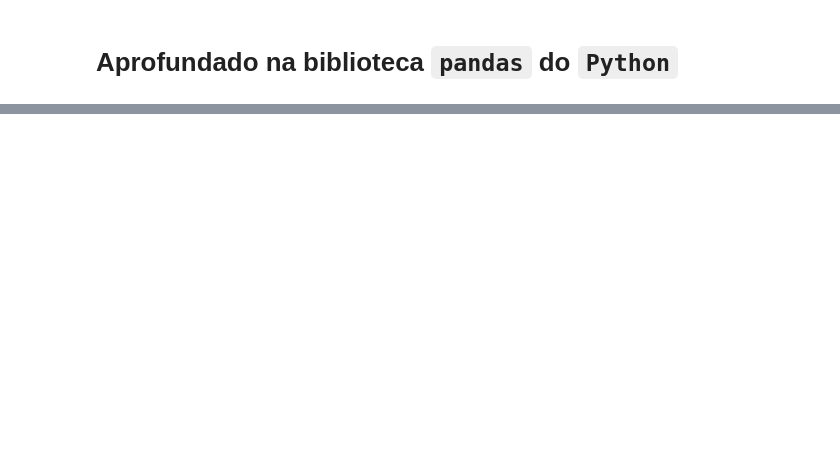
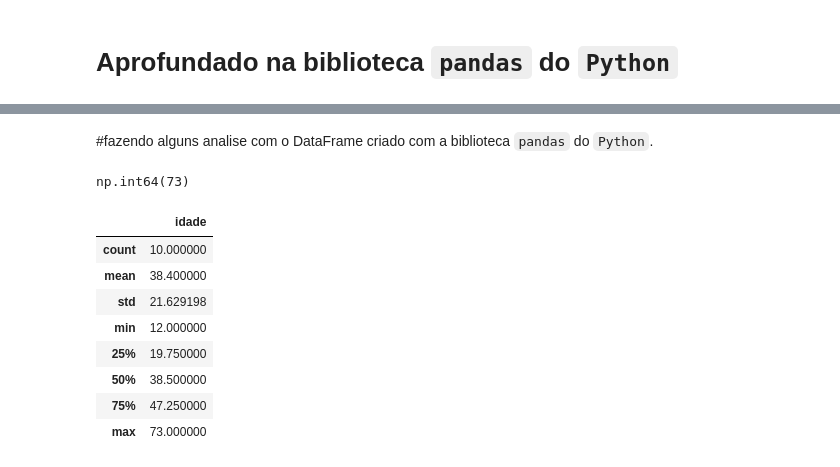
Before and after one commit to ribeirolucas962/estudo-git, a Jupyter notebook: datasets/Biblioteca_Pandas.ipynb, the cells around one changed output, grey strips where cells are left out. Drawn from its saved outputs; the diff is of its cells as text; code cells hidden in the pictures; blank space fills up the shorter version.

```diff
--- a/datasets/Biblioteca_Pandas.ipynb
+++ b/datasets/Biblioteca_Pandas.ipynb
@@ -68,0 +106,19 @@ df
+# %% [markdown]
+#fazendo alguns analise com o DataFrame criado com a biblioteca `pandas` do `Python`.
+# %%
+df["idade"].max()
+# %% [output]
+np.int64(73)
+# %%
+# Estatisticas descritivas
+df.describe()
+# %% [output]
+|  | idade |
+| count | 10.000000 |
+| mean | 38.400000 |
+| std | 21.629198 |
+| min | 12.000000 |
+| 25% | 19.750000 |
+| 50% | 38.500000 |
+| 75% | 47.250000 |
+| max | 73.000000 |
```
Also changed, not shown: parts of 11 cells of this notebook, 7 other files.
